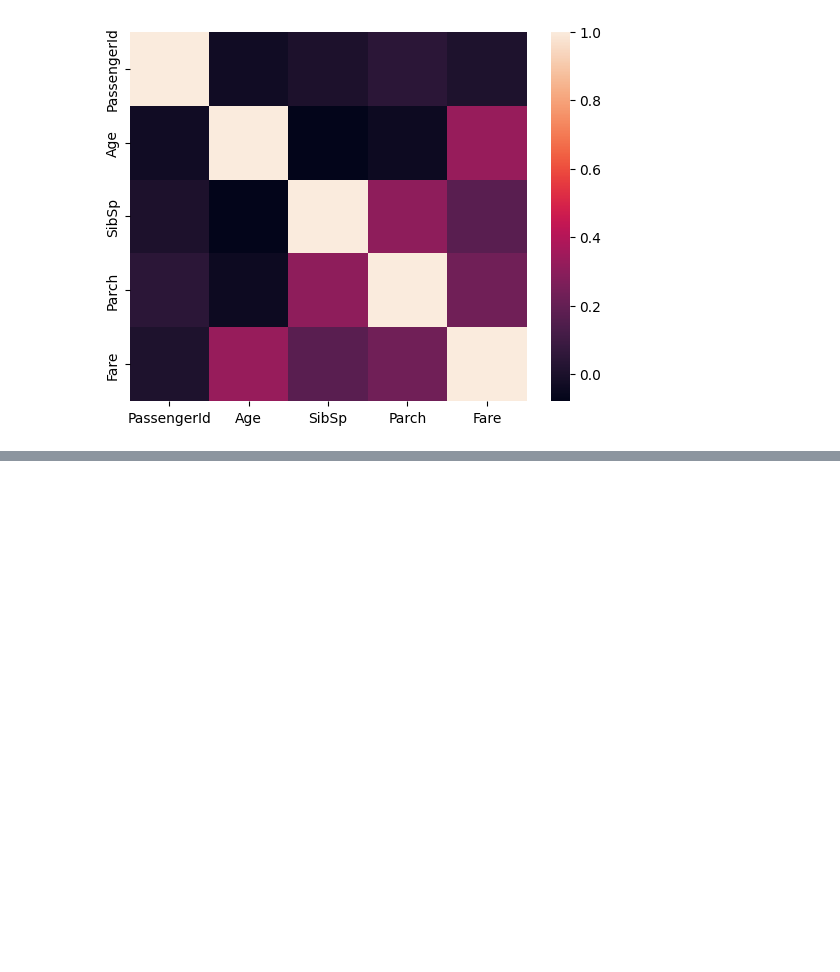
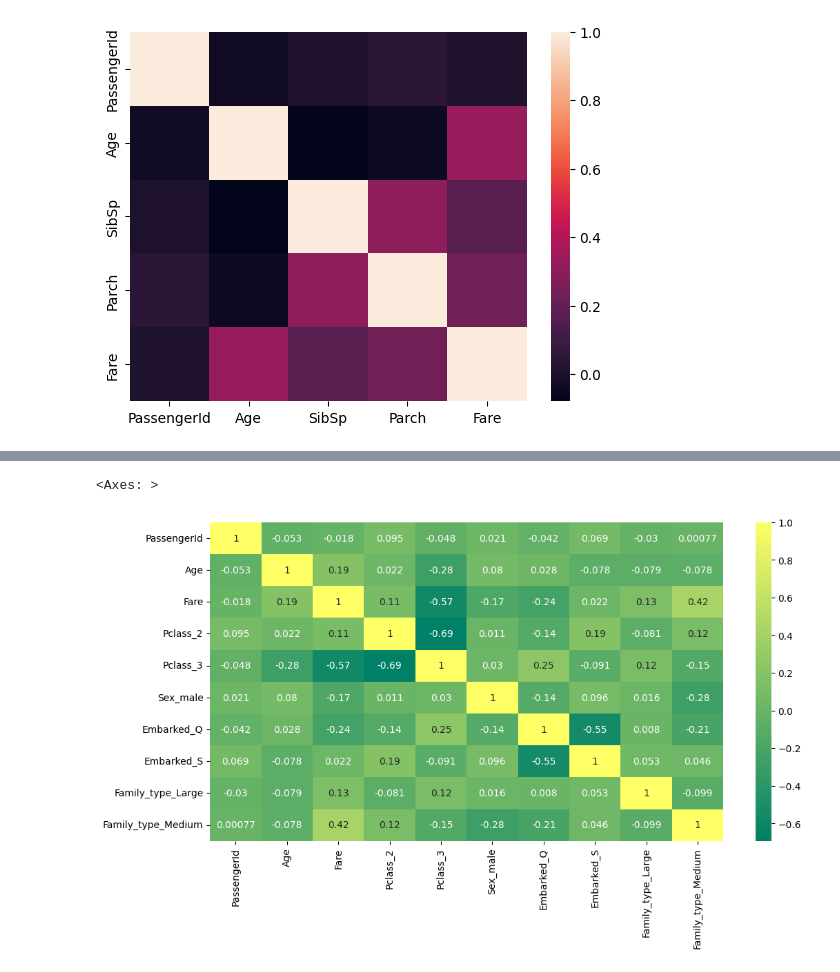
Before and after one commit to Shiv-kumar-behera/Data-Analysis, a Jupyter notebook: Data_Analysis_on_Titanic_Dataset/Untitled.ipynb, the cells around one changed output, grey strips where cells are left out. Drawn from its saved outputs; the diff is of its cells as text; code cells hidden in the pictures; blank space fills up the shorter version.

```diff
--- a/Data_Analysis_on_Titanic_Dataset/Untitled.ipynb
+++ b/Data_Analysis_on_Titanic_Dataset/Untitled.ipynb
@@ -405,0 +441,3 @@ sns.heatmap(df.corr(numeric_only=True))
+# %%
+# Dropping unnecessary columns
+df.drop(columns=["SibSp", "Parch", "Family_size"], inplace=True)
@@ -405,0 +461,7 @@ sns.heatmap(df.corr(numeric_only=True))
+# %%
+# Handling Outliers
+# Age
+# Using Mean +/- 3 Std. Dev.
+df = df[df["Age"] < (df["Age"].mean() + 3 * df["Age"].std())]
+df = df[df["Age"] > (df["Age"].mean() - 3 * df["Age"].std())]
+df.shape
@@ -405,0 +470,10 @@ sns.heatmap(df.corr(numeric_only=True))
+# %%
+ # Fare
+Q1 = np.percentile(df["Fare"], 25)
+Q3 = np.percentile(df["Fare"], 75)
+
+lower_limit = Q1 - 1.5 * (Q3 - Q1)
+upper_limit = Q3 + 1.5 * (Q3 - Q1)
+
+df = df[(df["Fare"] > lower_limit) & (df["Fare"] < upper_limit)]
+df.shape
@@ -405,0 +482,3 @@ sns.heatmap(df.corr(numeric_only=True))
+# %%
+# One Hot Encoding
+df = pd.get_dummies(data=df, columns=["Pclass", "Sex", "Embarked", "Family_type"], drop_first=True, dtype=int)
@@ -405,0 +508,6 @@ sns.heatmap(df.corr(numeric_only=True))
+# %%
+plt.figure(figsize=(12, 6))
+sns.heatmap(df.corr(numeric_only=True), annot=True,cmap="summer")
+# %% [output]
+<Axes: >
+[figure, added]
```
Also changed, not shown: parts of 10 cells of this notebook, 3 other files.
